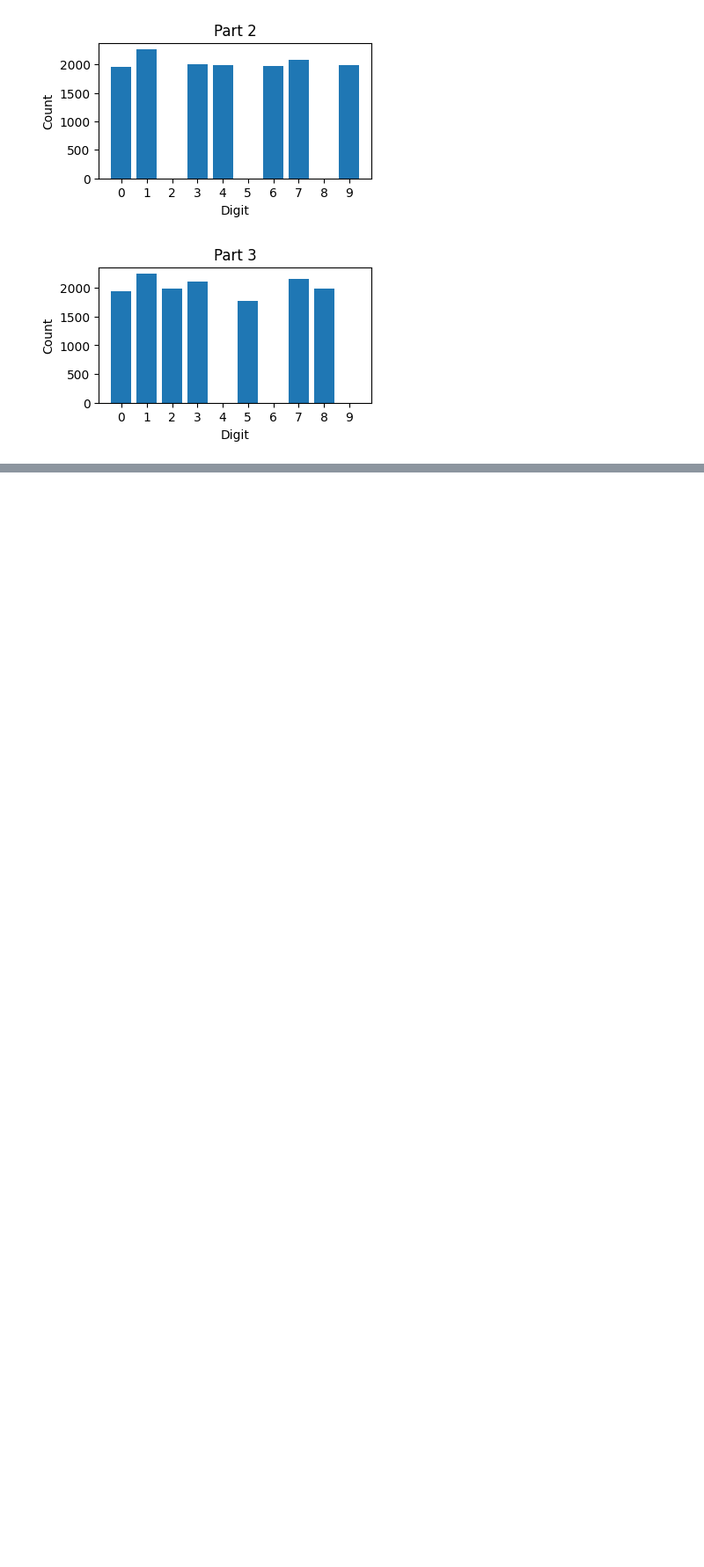
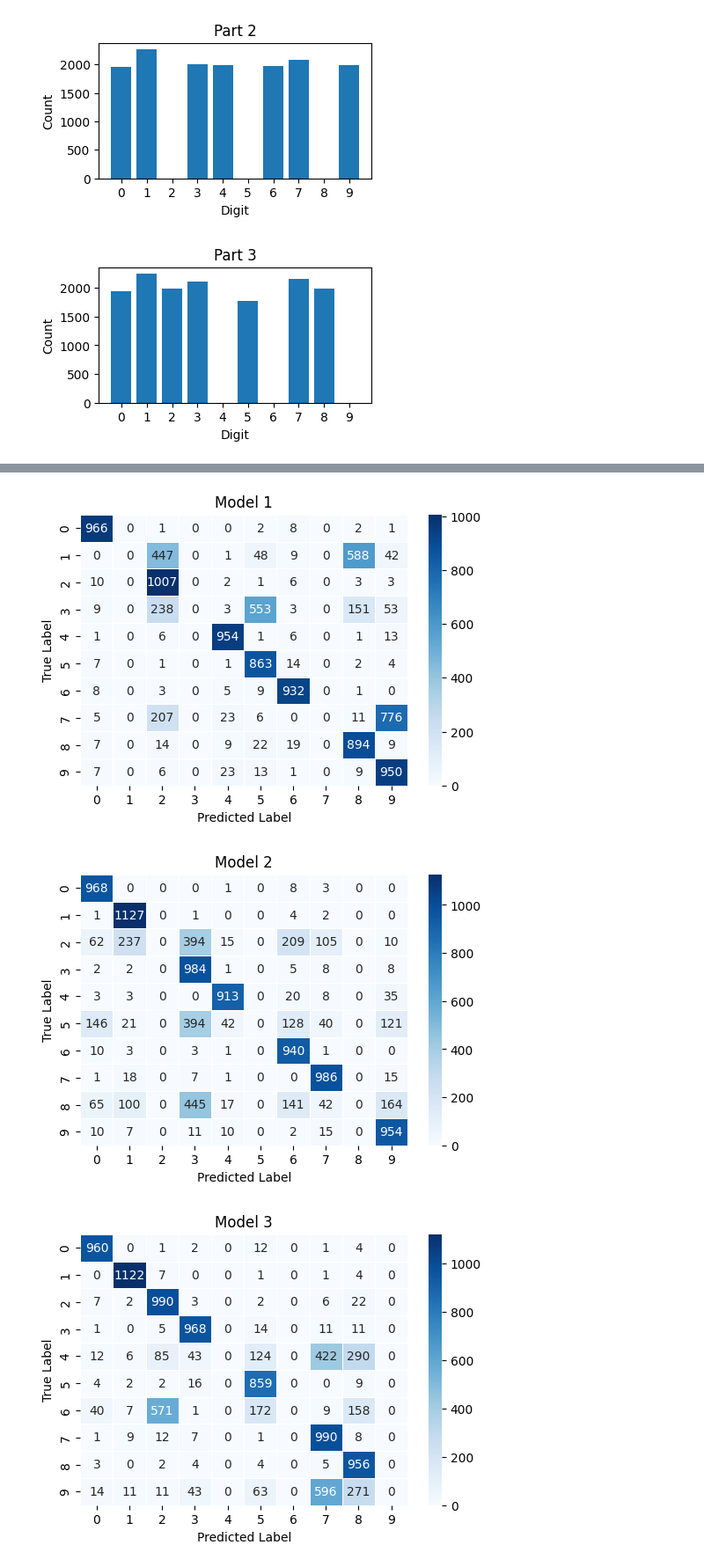
Before and after one commit to Julialunna/Artificial-Intelligence, a Jupyter notebook: Federated_Learning/Flower_Course/MNIST_and_FL.ipynb, the cells around one changed output, grey strips where cells are left out. Shown: that part at 88% size. Saved outputs shown, nothing was run; the diff lists cells and outputs as text; code cells hidden in the pictures; blank space fills up the shorter version.

Commit message:
avaluating model

```diff
--- a/Federated_Learning/Flower_Course/MNIST_and_FL.ipynb
+++ b/Federated_Learning/Flower_Course/MNIST_and_FL.ipynb
@@ -109,0 +97,25 @@ Training complete
+# %%
+#Testing model
+testset = datasets.MNIST(
+    "../MNIST_data/", download=True, train=False, transform=transform
+)
+#divide tests since we excluded digits for the training tests
+testset_137 = include_digits(testset, included_digits=[1,3,7])
+testset_258 = include_digits(testset, included_digits=[2,5,8])
+testset_469 = include_digits(testset, included_digits=[4,6,9])
+
+# _, ignores the first return value
+_, accuracy1 = evaluate_model(model1, testset)
+_, accuracy1_on_137 = evaluate_model(model1, testset_137)
+print(f"Model 1->Test Accuracy on all digits: {accuracy1:.4f}, "
+    f"Test Accuracy on [1,3,7]: {accuracy1_on_137:.4f}")
+
+_, accuracy2 = evaluate_model(model2, testset)
+_, accuracy2_on_258 = evaluate_model(model2, testset_258)
+print(f"Model 2->Test Accuracy on all digits: {accuracy2:.4f}, "
+    f"Test Accuracy on [2,5,8]: {accuracy2_on_258:.4f}")
+
+_, accuracy3 = evaluate_model(model3, testset)
+_, accuracy3_on_469 = evaluate_model(model3, testset_469)
+print(f"Model 3->Test Accuracy on all digits: {accuracy3:.4f}, "
+    f"Test Accuracy on [4,6,9]: {accuracy3_on_469:.4f}")
@@ -109,0 +128,14 @@ Training complete
+# %%
+#compute_confusion_matrix and plot _confusion_matrix are provided by utils1
+confusion_matrix_model1_all = compute_confusion_matrix(model1, testset)
+confusion_matrix_model2_all = compute_confusion_matrix(model2, testset)
+confusion_matrix_model3_all = compute_confusion_matrix(model3, testset)
+
+plot_confusion_matrix(confusion_matrix_model1_all, "Model 1")
+plot_confusion_matrix(confusion_matrix_model2_all, "Model 2")
+plot_confusion_matrix(confusion_matrix_model3_all, "Model 3")
+#if there's missing training data, in this cases the model learn to predict the wrong thing
+# %% [output]
+[figure, added]
+[figure, added]
+[figure, added]
```
Also changed, not shown: parts of 5 cells of this notebook.
